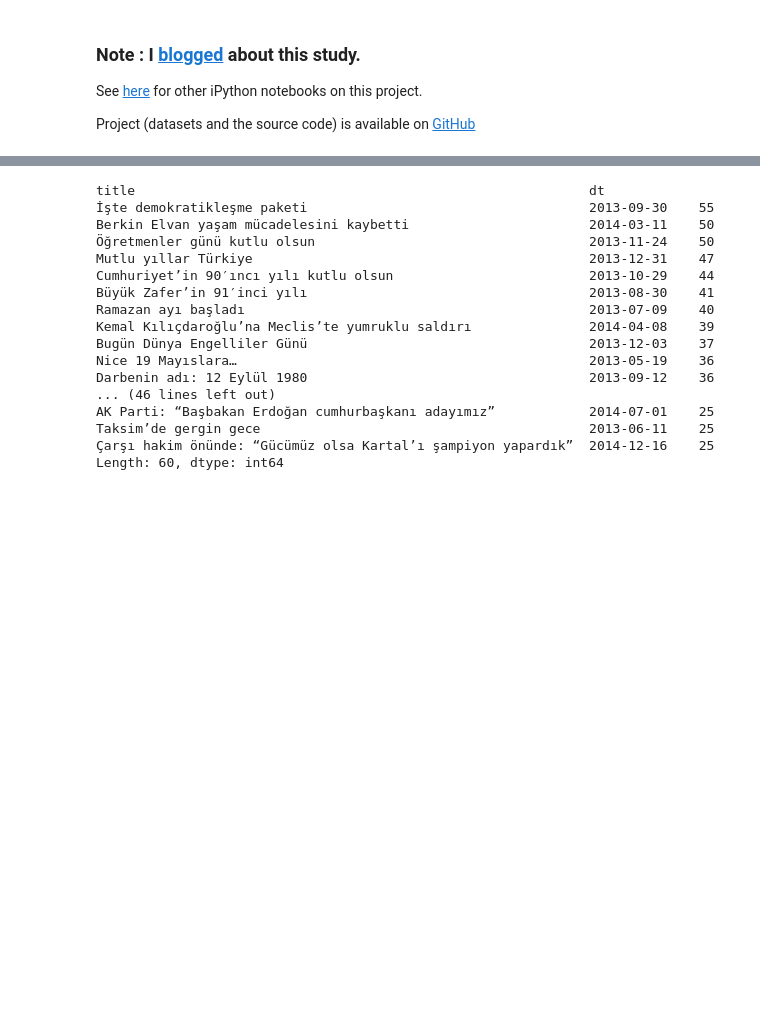
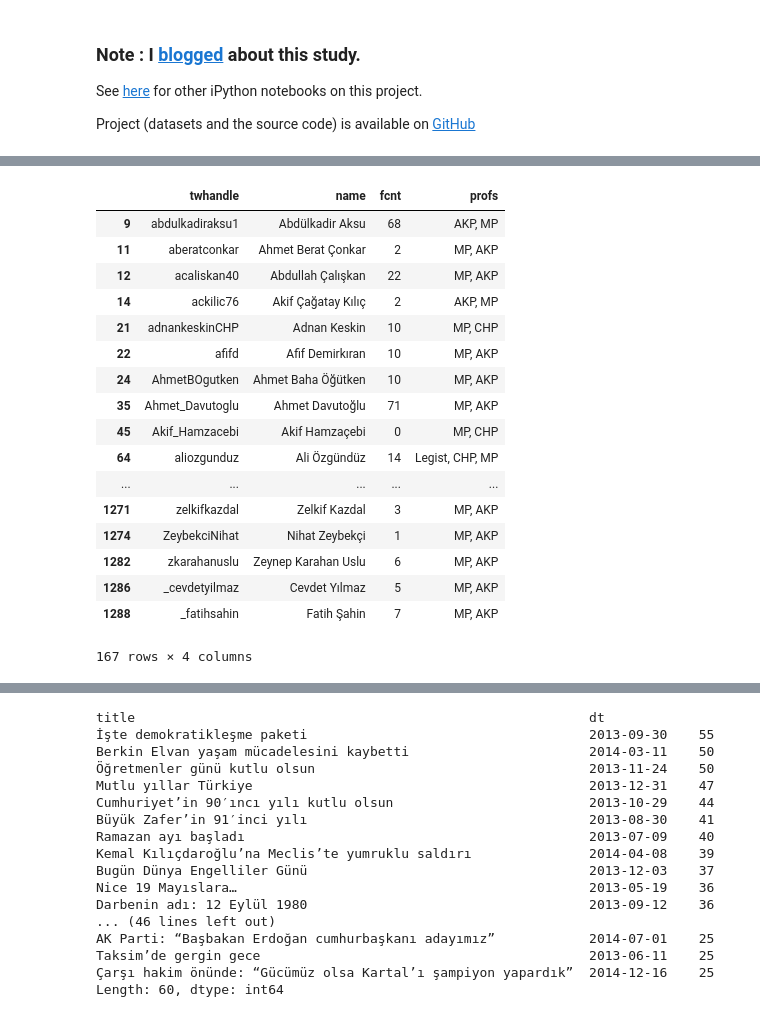
Before and after one commit to oztalha/News-Commentary-Tweets-of-Elites, a Jupyter notebook: analysis/TBMM as Commentator on Twitter.ipynb, the cells around one changed output, grey strips where cells are left out. Drawn from its saved outputs; the diff is of its cells as text; code cells hidden in the pictures; blank space fills up the shorter version.

```diff
--- a/analysis/TBMM as Commentator on Twitter.ipynb
+++ b/analysis/TBMM as Commentator on Twitter.ipynb
@@ -119,3 +30,27 @@ get_party_activity()
+# %%
+df = pd.read_csv('data/TR-tweeps-En.csv',encoding='utf-8')
+x  = ['AKP', 'CHP', 'MHP', 'HDP','Independent']
+df = df[df.profs.str.contains('|'.join(x))]
+df
+# %% [output]
+|  | twhandle | name | fcnt | profs |
+| 9 | abdulkadiraksu1 | Abdülkadir Aksu | 68 | AKP, MP |
+| 11 | aberatconkar | Ahmet Berat Çonkar | 2 | MP, AKP |
+| 12 | acaliskan40 | Abdullah Çalışkan | 22 | MP, AKP |
+| 14 | ackilic76 | Akif Çağatay Kılıç | 2 | AKP, MP |
+| 21 | adnankeskinCHP | Adnan Keskin | 10 | MP, CHP |
+| 22 | afifd | Afif Demirkıran | 10 | MP, AKP |
+| 24 | AhmetBOgutken | Ahmet Baha Öğütken | 10 | MP, AKP |
+| 35 | Ahmet_Davutoglu | Ahmet Davutoğlu | 71 | MP, AKP |
+| 45 | Akif_Hamzacebi | Akif Hamzaçebi | 0 | MP, CHP |
+| 64 | aliozgunduz | Ali Özgündüz | 14 | Legist, CHP, MP |
+| ... | ... | ... | ... | ... |
+| 1271 | zelkifkazdal | Zelkif Kazdal | 3 | MP, AKP |
+| 1274 | ZeybekciNihat | Nihat Zeybekçi | 1 | MP, AKP |
+| 1282 | zkarahanuslu | Zeynep Karahan Uslu | 6 | MP, AKP |
+| 1286 | _cevdetyilmaz | Cevdet Yılmaz | 5 | MP, AKP |
+| 1288 | _fatihsahin | Fatih Şahin | 7 | MP, AKP |
+167 rows × 4 columns
 # %%
 # group by titles
 tweets = pd.read_csv('data/TR-tweets.csv',encoding='utf-8',parse_dates=['dt'])
```
Also changed, not shown: parts of 11 cells of this notebook, 1 other file.
